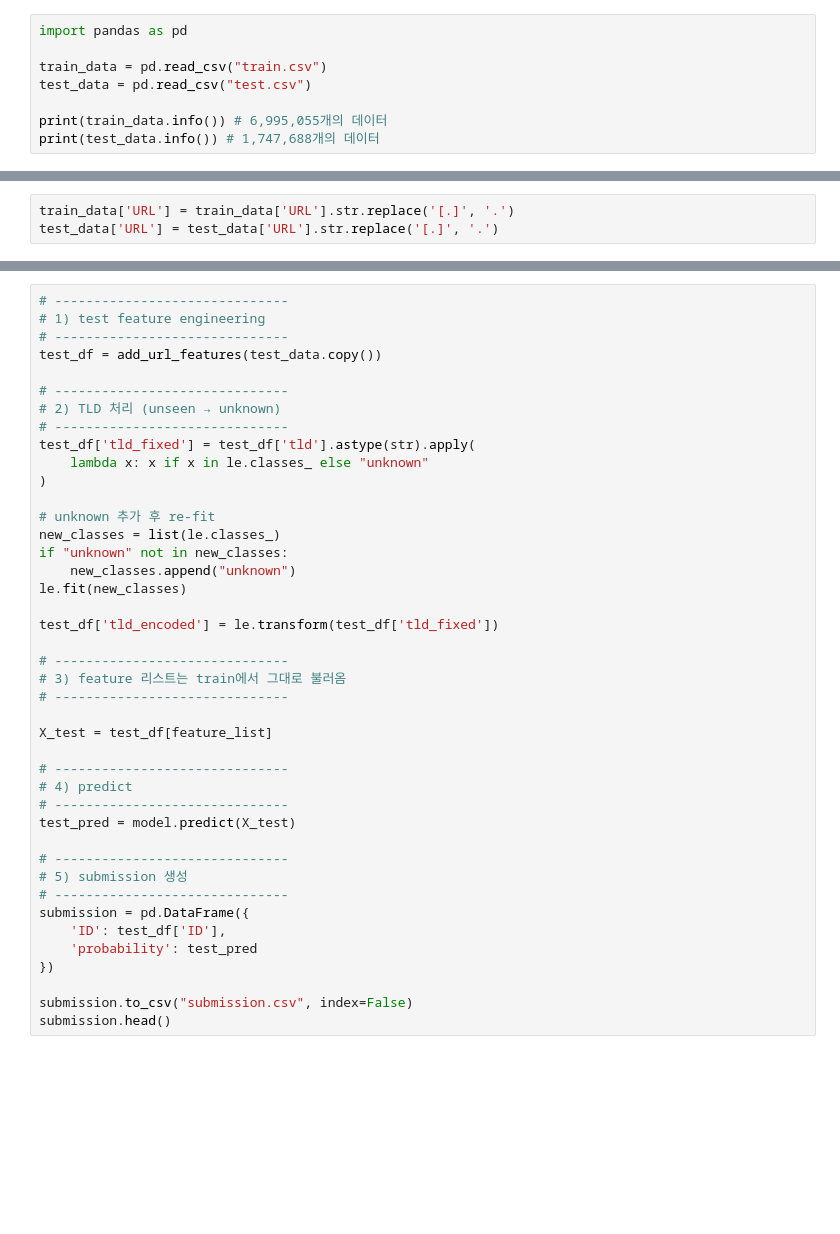
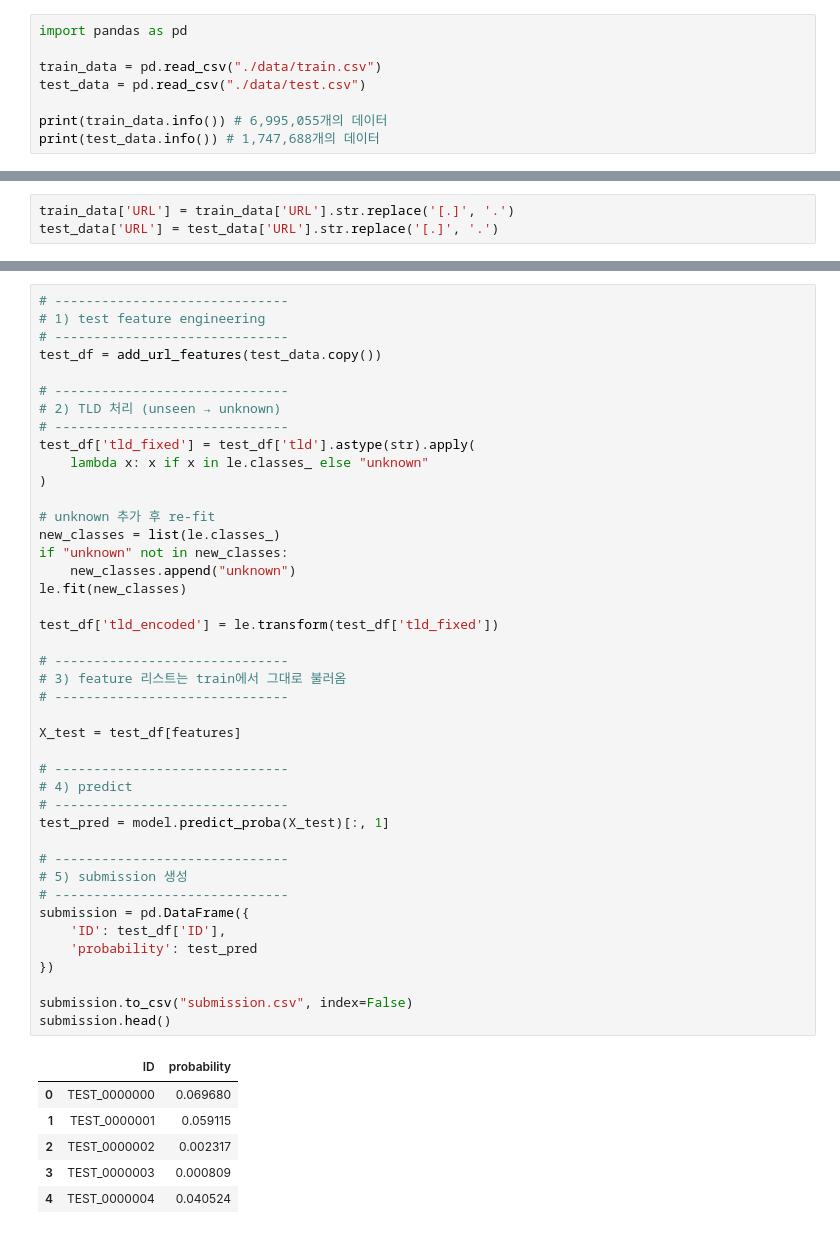
Before and after one commit to sucheoli/MachineLearningStudy, a Jupyter notebook: url/modelfirst.ipynb, the cells around one changed output, grey strips where cells are left out. Cells and saved outputs as stored; diff of their text form; blank space fills up the shorter version.

```diff
--- a/url/modelfirst.ipynb
+++ b/url/modelfirst.ipynb
@@ -9,8 +1,8 @@
 # %%
 import pandas as pd
 
-train_data = pd.read_csv("train.csv")
-test_data = pd.read_csv("test.csv")
+train_data = pd.read_csv("./data/train.csv")
+test_data = pd.read_csv("./data/test.csv")
 
 print(train_data.info()) # 6,995,055개의 데이터
 print(test_data.info()) # 1,747,688개의 데이터
@@ -444,32 +612,39 @@ test_df['tld_fixed'] = test_df['tld'].astype(str).apply(
     lambda x: x if x in le.classes_ else "unknown"
 )
 
 # unknown 추가 후 re-fit
 new_classes = list(le.classes_)
 if "unknown" not in new_classes:
     new_classes.append("unknown")
 le.fit(new_classes)
 
 test_df['tld_encoded'] = le.transform(test_df['tld_fixed'])
 
 # ------------------------------
 # 3) feature 리스트는 train에서 그대로 불러옴
 # ------------------------------
 
-X_test = test_df[feature_list]
+X_test = test_df[features]
 
 # ------------------------------
 # 4) predict
 # ------------------------------
-test_pred = model.predict(X_test)
+test_pred = model.predict_proba(X_test)[:, 1]
 
 # ------------------------------
 # 5) submission 생성
 # ------------------------------
 submission = pd.DataFrame({
     'ID': test_df['ID'],
     'probability': test_pred
 })
 
 submission.to_csv("submission.csv", index=False)
 submission.head()
+# %% [output]
+|  | ID | probability |
+| 0 | TEST_0000000 | 0.069680 |
+| 1 | TEST_0000001 | 0.059115 |
+| 2 | TEST_0000002 | 0.002317 |
+| 3 | TEST_0000003 | 0.000809 |
+| 4 | TEST_0000004 | 0.040524 |
```
Also changed, not shown: parts of 7 cells of this notebook, 7 other files.
